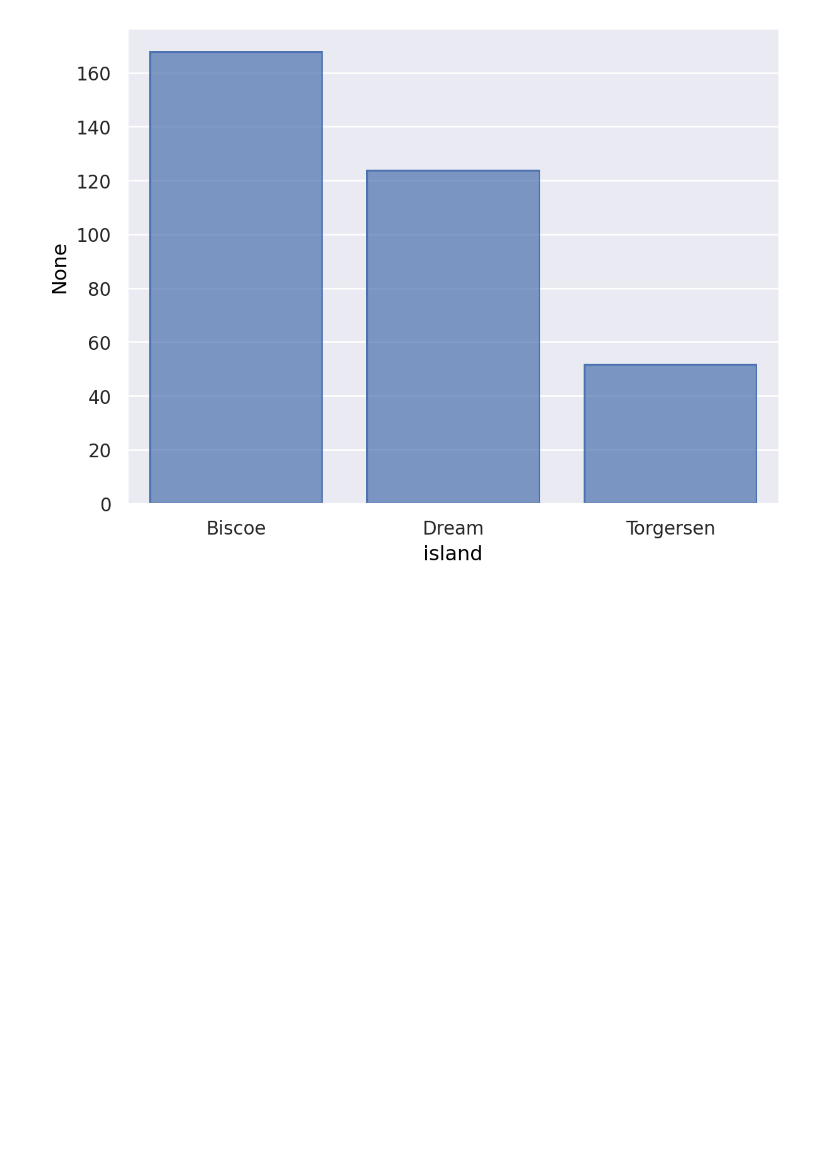
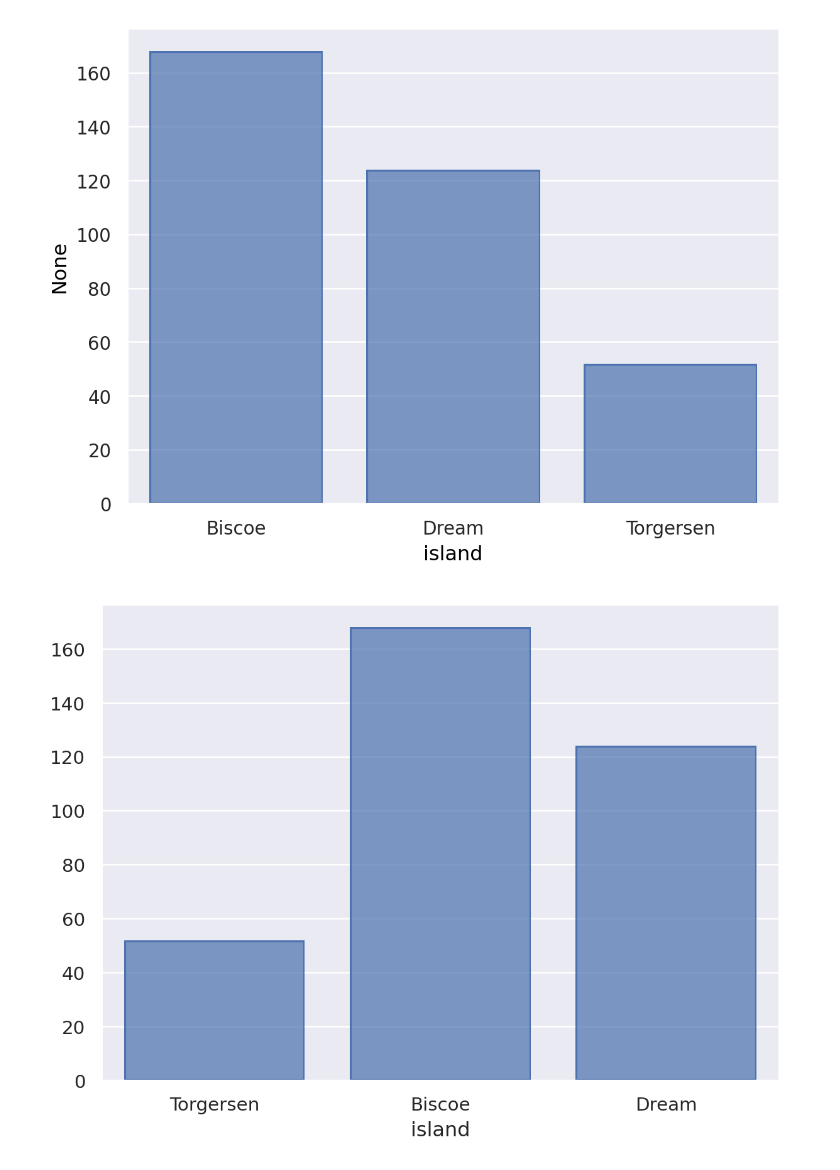
Before and after one commit to sebagarraffo/UBA-LaboDeDatos, a Jupyter notebook: GARRAFFO[3RA_GUIA].ipynb, the cells around one changed output. Saved outputs shown, nothing was run; the diff lists cells and outputs as text; code cells hidden in the pictures; blank space fills up the shorter version.

```diff
--- a/GARRAFFO[3RA_GUIA].ipynb
+++ b/GARRAFFO[3RA_GUIA].ipynb
@@ -110,6 +110,8 @@ so.Plot (x = pinguinos_por_isla.index , y = pinguinos_por_isla)
 [figure]
 # %%
 (
-so.Plot ( data = penguins , ???)
+so.Plot (data = penguins , x = "island")
 .add (so.Bar(), so.Hist() )
 )
+# %% [output]
+[figure, added]
```
Also changed, not shown: parts of 6 cells of this notebook.
